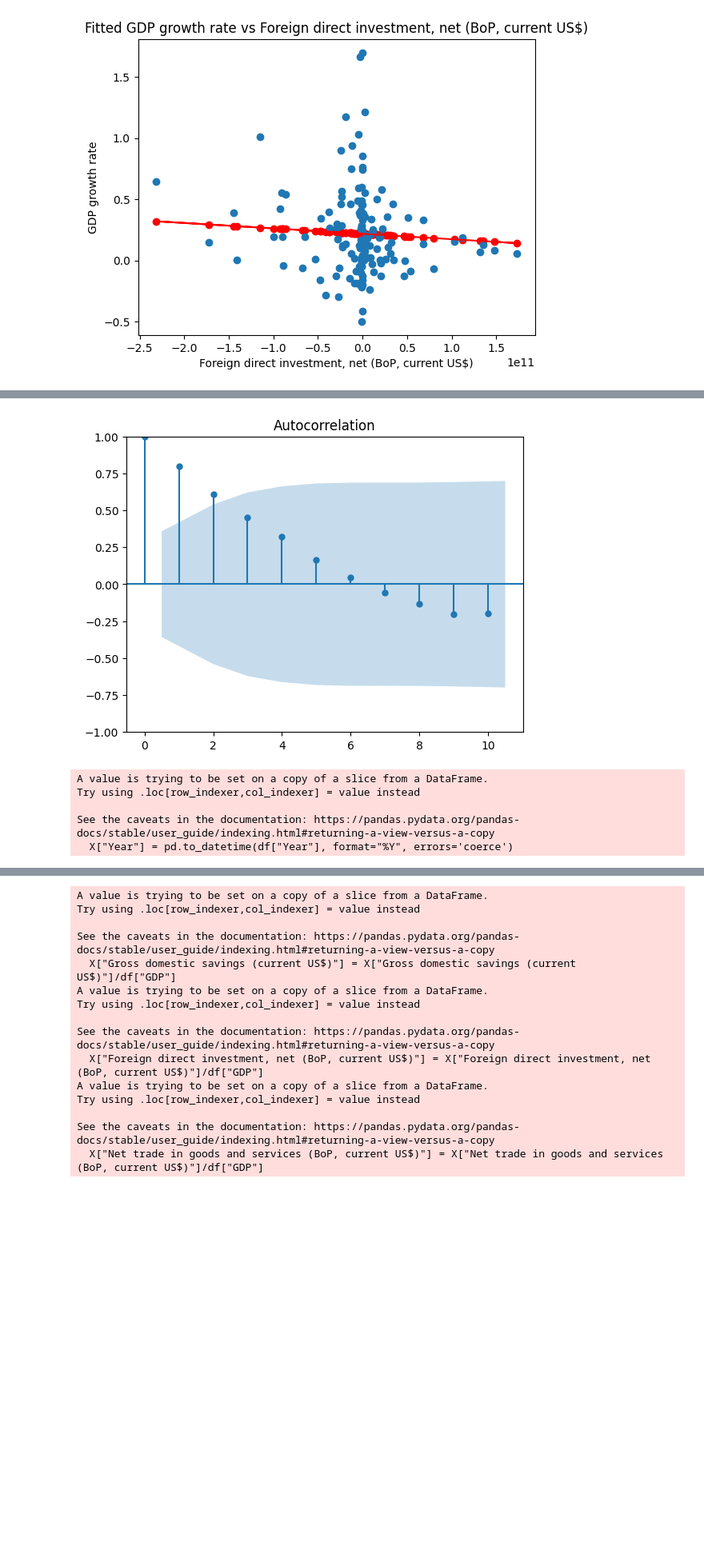
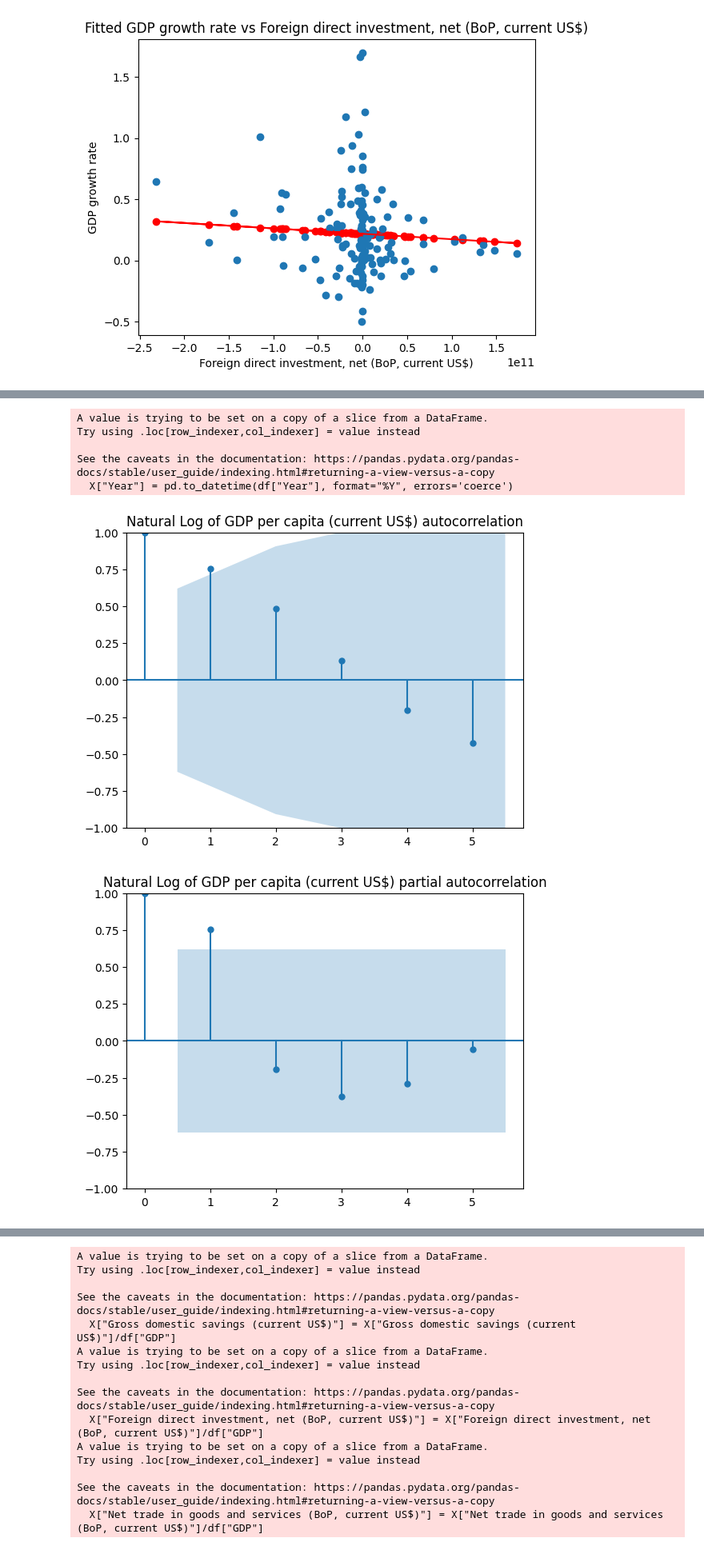
Before and after one commit to adityapentyala/egd-assignment, a Jupyter notebook: combined_regression.ipynb, the cells around one changed output, grey strips where cells are left out. Shown at 80% size. Cells and saved outputs as stored; diff of their text form; code cells hidden in the pictures; blank space fills up the shorter version.

Commit message:
add all acf & pacf plots

```diff
--- a/combined_regression.ipynb
+++ b/combined_regression.ipynb
@@ -220,18 +220,18 @@ Notes:
 [1] Standard Errors are robust to cluster correlation (cluster)
 [2] The condition number is large, 8.3e+09. This might indicate that there are
 strong multicollinearity or other numerical problems.
-# %%
-tsaplots.plot_acf(country_dfs["usa"]["Net trade in goods and services (BoP, current US$)"], alpha=0.05, lags=10)
-plt.show()
-# %% [output]
-[figure, removed]
 # %%
 X_arima, y_arima = arima.get_timeseries_dataset(combined_reg_df)
-avg_X_arima = X_arima.resample('Y').mean().dropna()
-avg_y_arima = y_arima.resample('Y').mean().dropna()
+avg_X_arima = X_arima.resample('YE').mean().dropna()
+avg_y_arima = y_arima.resample('YE').mean().dropna()
 # %% [output]
 A value is trying to be set on a copy of a slice from a DataFrame.
 Try using .loc[row_indexer,col_indexer] = value instead
 
 See the caveats in the documentation: https://pandas.pydata.org/pandas-docs/stable/user_guide/indexing.html#returning-a-view-versus-a-copy
   X["Year"] = pd.to_datetime(df["Year"], format="%Y", errors='coerce')
+# %%
+plots.create_acf_pacf_plots(avg_X_arima)
+# %% [output]
+[figure, added]
+[figure, added]
```
Also changed, not shown: parts of 10 cells of this notebook, 1 other file.
